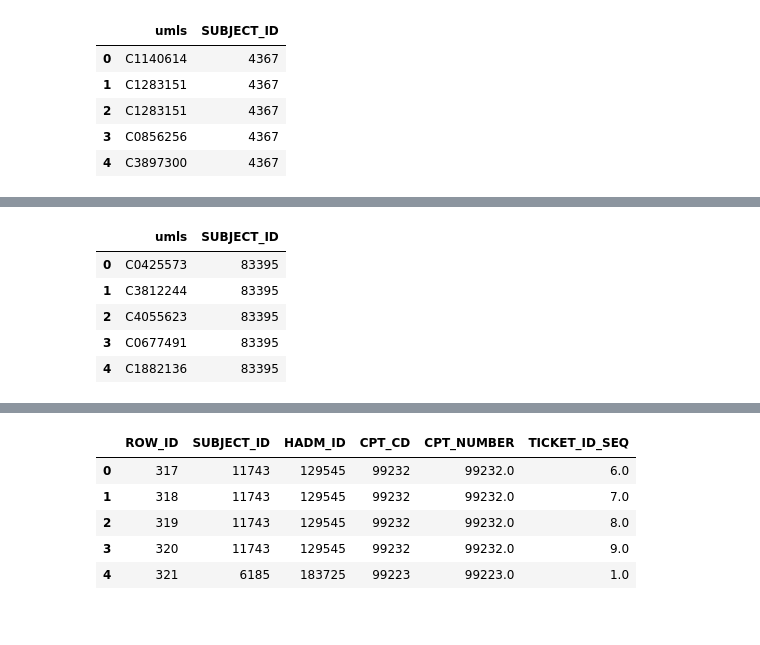
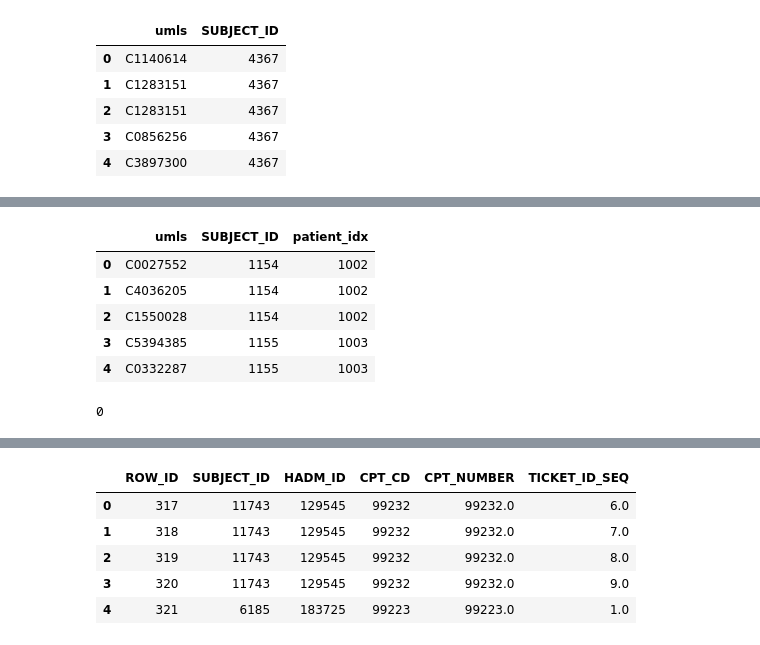
Before and after one commit to ajs-p/patient_representation, a Jupyter notebook: code/notebooks/prepare_for_nn.ipynb, the cells around one changed output, grey strips where cells are left out. Saved outputs shown, nothing was run; the diff lists cells and outputs as text; code cells hidden in the pictures.

```diff
--- a/code/notebooks/prepare_for_nn.ipynb
+++ b/code/notebooks/prepare_for_nn.ipynb
@@ -21,0 +139,2 @@ BILL_MIN_OCC_POP = 1  #1000
+# %%
+raw_pat_cui_file = os.path.join('data', 'consumed', 'i2b2_patient_cuis.csv')
@@ -21,0 +143,3 @@ BILL_MIN_OCC_POP = 1  #1000
+# %%
+all_pat_raw_df = pd.read_csv(raw_pat_cui_file).drop(columns=['df_id'])
+all_pat_raw_df.head()
@@ -22,16 +181,16 @@ BILL_MIN_OCC_POP = 1  #1000
 # %%
-file_dir = os.path.join('data', 'nlp_jsl')
-all_pat_df = None
-for file in os.listdir(file_dir):
-    patient = file.split('-')[1]
-    patient_df = pd.read_csv(os.path.join(file_dir, file))
-    patient_df['SUBJECT_ID'] = patient
-    if all_pat_df is None:
-        all_pat_df = patient_df
-    else:
-        all_pat_df = pd.concat([all_pat_df, patient_df])
-    # break
-all_pat_df.head()
+# file_dir = os.path.join('data', 'nlp_jsl')
+# all_pat_df = None
+# for file in os.listdir(file_dir):
+#     patient = file.split('-')[1]
+#     patient_df = pd.read_csv(os.path.join(file_dir, file))
+#     patient_df['SUBJECT_ID'] = patient
+#     if all_pat_df is None:
+#         all_pat_df = patient_df
+#     else:
+#         all_pat_df = pd.concat([all_pat_df, patient_df])
+#     # break
+# all_pat_df.head()
 # %% [output]
 |  | Unnamed: 0.1 | Unnamed: 0 | sentence | begin | end | chunks | entity | confidence | model | umls | ... |
 | 0 | 0 | 0 | 36 | 2624 | 2653 | part positional/lead placement | DRUG | 0.702100 | ner_ade_clinical | ['C1140614'] | ... |
@@ -40,9 +199,9 @@ all_pat_df.head()
 | 3 | 3 | 3 | 91 | 7368 | 7383 | C/O posterior/lt | DRUG | 0.627100 | ner_ade_clinical | ['C0856256'] | ... |
 | 4 | 4 | 4 | 91 | 7403 | 7421 | same w atc tylenol | DRUG | 0.615425 | ner_ade_clinical | ['C3897300'] | ... |
 # %%
-all_pat_df['umls'] = all_pat_df['umls'].apply(lambda x: x.split("'")[1])
-all_pat_df = all_pat_df[['umls', 'SUBJECT_ID']]
-all_pat_df.head()
+# all_pat_df['umls'] = all_pat_df['umls'].apply(lambda x: x.split("'")[1])
+# all_pat_df = all_pat_df[['umls', 'SUBJECT_ID']]
+# all_pat_df.head()
 # %% [output]
 |  | umls | SUBJECT_ID |
 | 0 | C1140614 | 4367 |
@@ -53,22 +225,30 @@ all_pat_df.head()
 # %%
 patient_df = con.execute(f"""
-with high_vol as (
+with patient as (
+    select * from all_pat_df --pat_unique_df
+)
+,high_vol as (
     select subject_id from all_pat_df
     group by subject_id
     having count(distinct umls) > {CUI_MAX_OCC_PAT}
 )
-select distinct umls, subject_id
-from all_pat_df p
+select distinct umls, subject_id, patient_idx
+from patient p
 where not exists (select 1 from high_vol h where p.subject_id = h.subject_id)
 """).df()
 patient_df.head()
 # %% [output]
-|  | umls | SUBJECT_ID |
-| 0 | C0425573 | 83395 |
-| 1 | C3812244 | 83395 |
-| 2 | C4055623 | 83395 |
-| 3 | C0677491 | 83395 |
-| 4 | C1882136 | 83395 |
+|  | umls | SUBJECT_ID | patient_idx |
+| 0 | C0027552 | 1154 | 1002 |
+| 1 | C4036205 | 1154 | 1002 |
+| 2 | C1550028 | 1154 | 1002 |
+| 3 | C5394385 | 1155 | 1003 |
+| 4 | C0332287 | 1155 | 1003 |
+# %%
+del all_pat_df
+gc.collect()
+# %% [output]
+0
 # %%
 vocab_file = os.path.join('data', 'clinical_vocab', 'MRCONSO.RRF')
 cols = ['CUI', 'LAT', 'TS', 'LUI', 'STT', 'SUI', 'ISPREF', 'AUI', 'SAUI',
```
Also changed, not shown: parts of 37 cells of this notebook, 3 other files.
